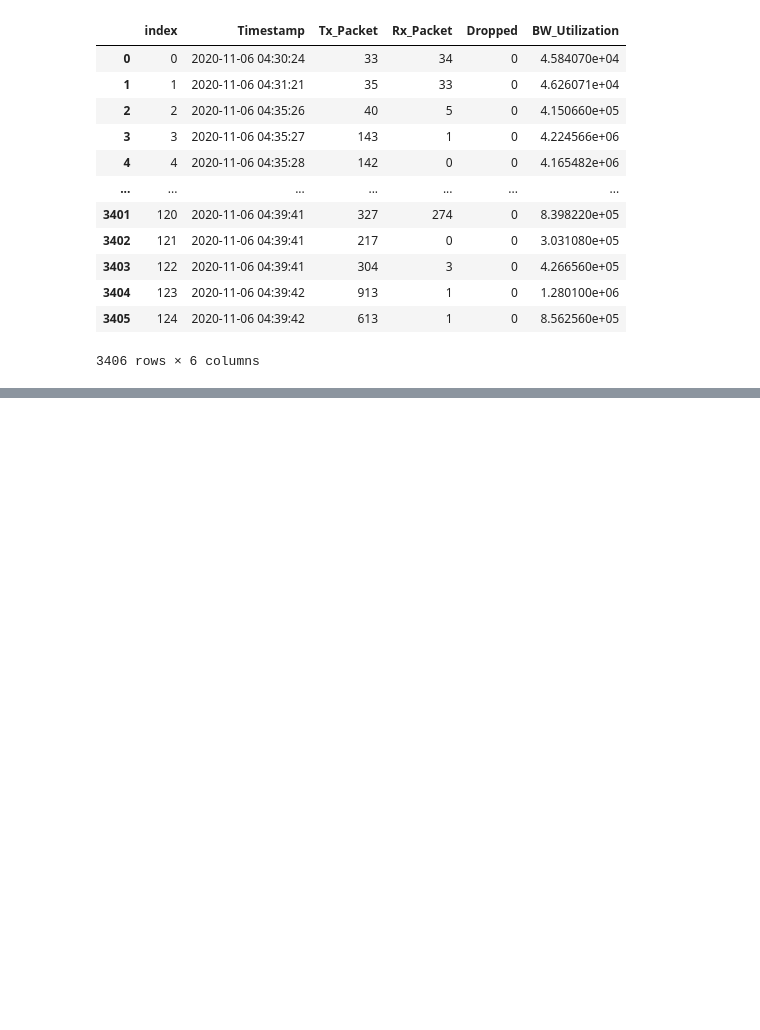
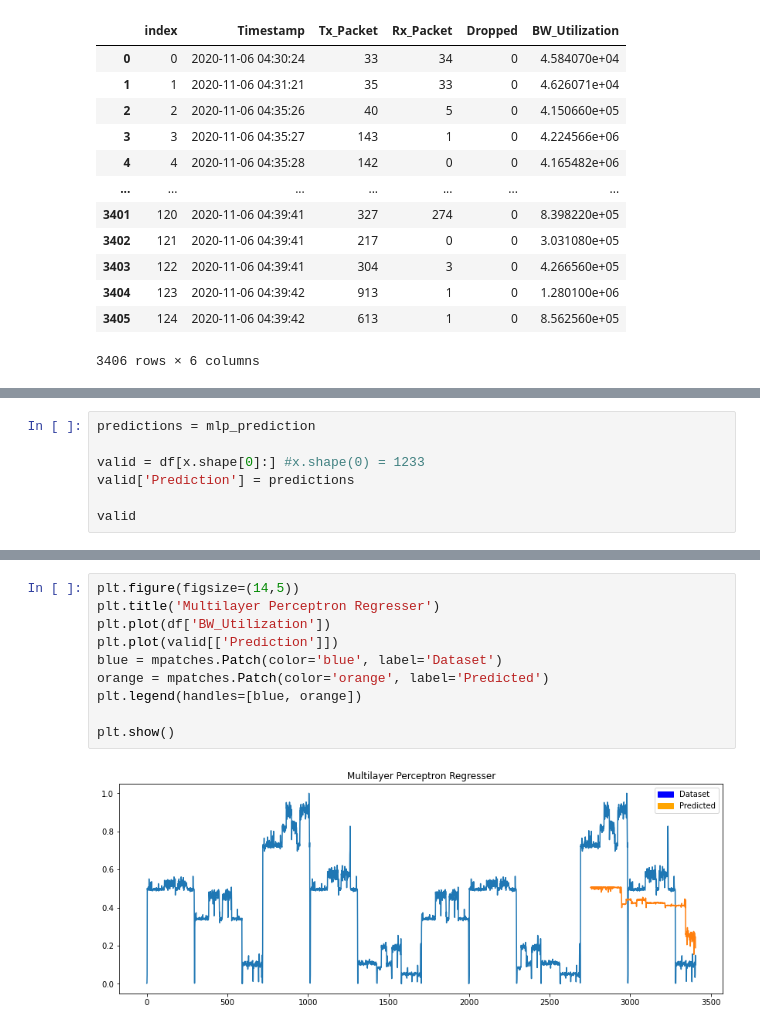
Before and after one commit to Naravith/Project, a Jupyter notebook: Deep Learning/RandomForest&MLP.ipynb, the cells around one changed output, grey strips where cells are left out. Saved outputs shown, nothing was run; the diff lists cells and outputs as text; blank space fills up the shorter version.

```diff
--- a/Deep Learning/RandomForest&MLP.ipynb
+++ b/Deep Learning/RandomForest&MLP.ipynb
@@ -230,0 +254,7 @@ mean_absolute_error(y_test, y_pred)
+# %%
+predictions = mlp_prediction
+
+valid = df[x.shape[0]:] #x.shape(0) = 1233
+valid['Prediction'] = predictions
+
+valid
@@ -230,0 +280,12 @@ mean_absolute_error(y_test, y_pred)
+# %%
+plt.figure(figsize=(14,5))
+plt.title('Multilayer Perceptron Regresser')
+plt.plot(df['BW_Utilization'])
+plt.plot(valid[['Prediction']])
+blue = mpatches.Patch(color='blue', label='Dataset')
+orange = mpatches.Patch(color='orange', label='Predicted')
+plt.legend(handles=[blue, orange])
+
+plt.show()
+# %% [output]
+[figure, added]
```
Also changed, not shown: parts of 48 cells of this notebook, 1 other file.
